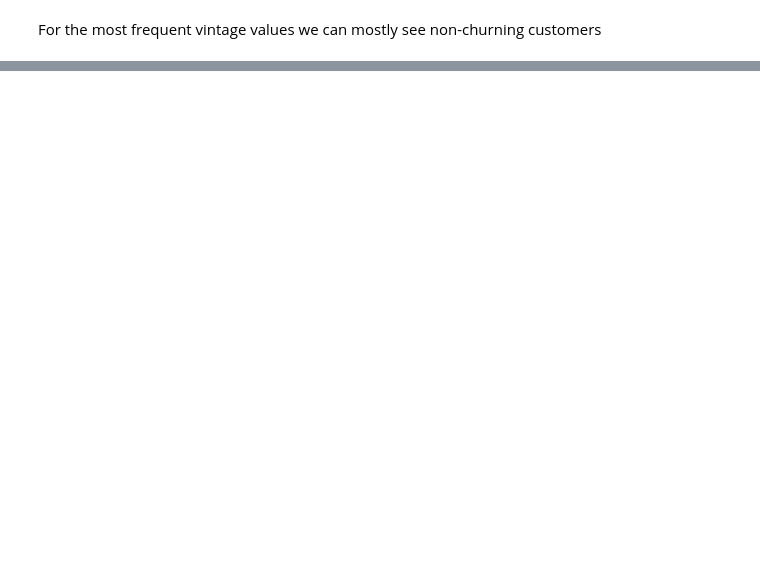
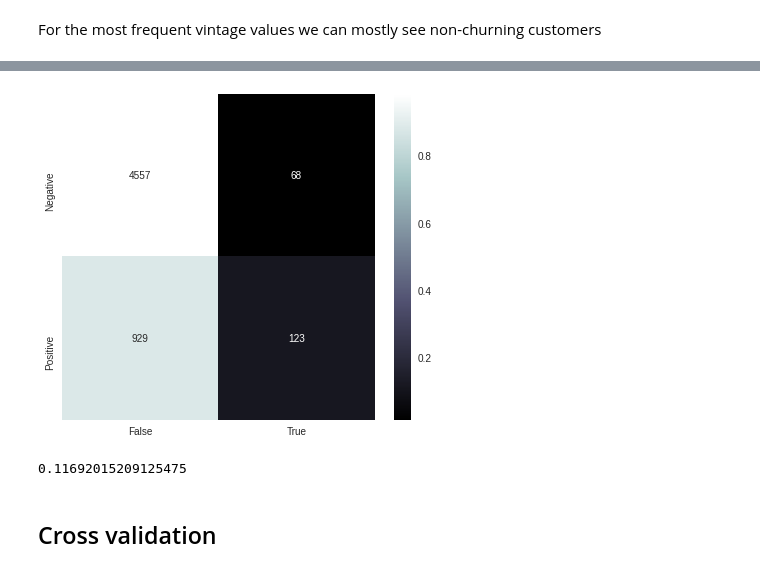
Before and after one commit to DevTeymur/Customer-Churn-Prediction, a Jupyter notebook: main.ipynb, the cells around one changed output, grey strips where cells are left out. Cells and saved outputs as stored; diff of their text form; code cells hidden in the pictures; blank space fills up the shorter version.

Commit message:
Cross validation and feature selection

```diff
--- a/main.ipynb
+++ b/main.ipynb
@@ -355,2 +265,0 @@ y = df.churn
-# %%
-df = df.drop(['churn','customer_id'], axis = 1)
@@ -400,14 +265,0 @@ pred_val = model.predict(Xtest)
-# %%
-label_preds = pred_val
-
-cm = confusion_matrix(ytest, label_preds)
-
-
-def plot_confusion_matrix(cm, normalized=True, cmap='bone'):
-    plt.figure(figsize=[7, 6])
-    norm_cm = cm
-    if normalized:
-        norm_cm = cm.astype('float') / cm.sum(axis=1)[:, np.newaxis]
-        sns.heatmap(norm_cm, annot=cm, fmt='g', xticklabels=['False','True'], yticklabels=['Actual: No','Actual: Yes'], cmap=cmap)
-
-plot_confusion_matrix(cm, ['No', 'Yes'])
@@ -415,0 +355,2 @@ plot_confusion_matrix(cm, ['No', 'Yes'])
+# %%
+df = df.drop(['churn','customer_id', 'occupation'], axis = 1)
@@ -415,0 +400,22 @@ plot_confusion_matrix(cm, ['No', 'Yes'])
+# %%
+label_preds = pred_val
+
+cm = confusion_matrix(ytest, label_preds)
+
+
+def plot_confusion_matrix(cm, normalized=True, cmap='bone'):
+    plt.figure(figsize=[7, 6])
+    norm_cm = cm
+    if normalized:
+        norm_cm = cm.astype('float') / cm.sum(axis=1)[:, np.newaxis]
+        sns.heatmap(norm_cm, annot=cm, fmt='g', xticklabels=['False','True'], yticklabels=['Negative','Positive'], cmap=cmap)
+
+plot_confusion_matrix(cm, ['No', 'Yes'])
+# %% [output]
+[figure, added]
+# %%
+recall_score(ytest, pred_val)
+# %% [output]
+0.11692015209125475
+# %% [markdown]
+## Cross validation
```
Also changed, not shown: parts of 73 cells of this notebook.
